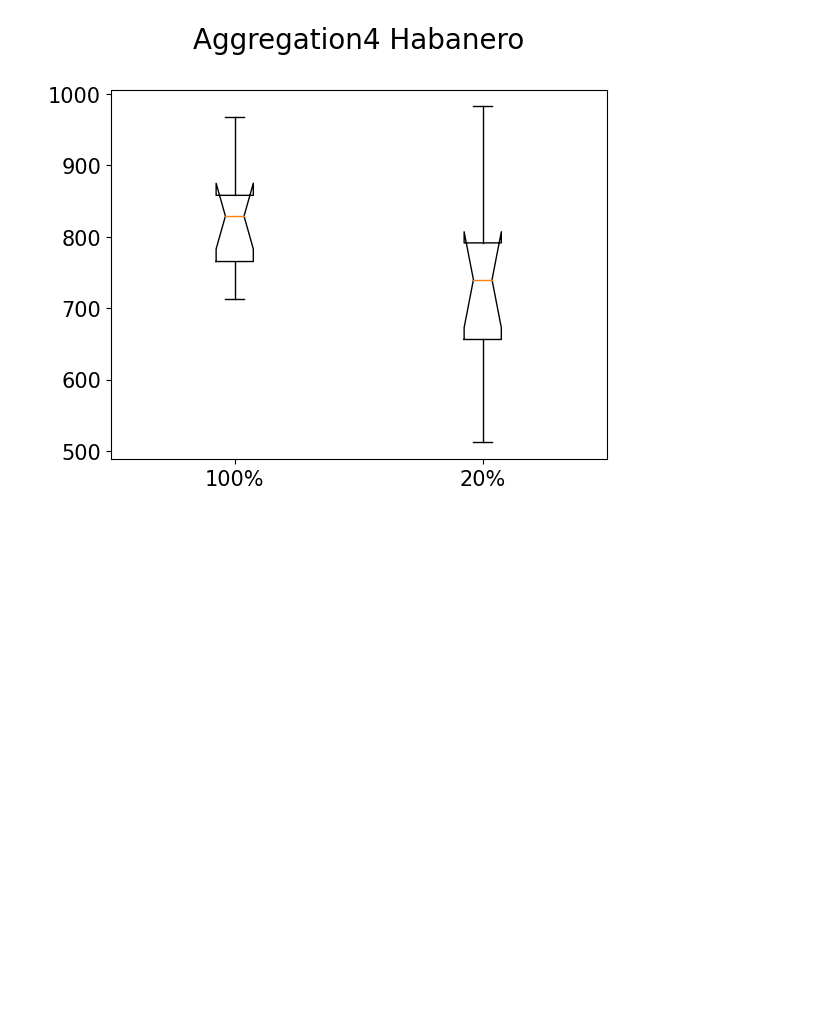
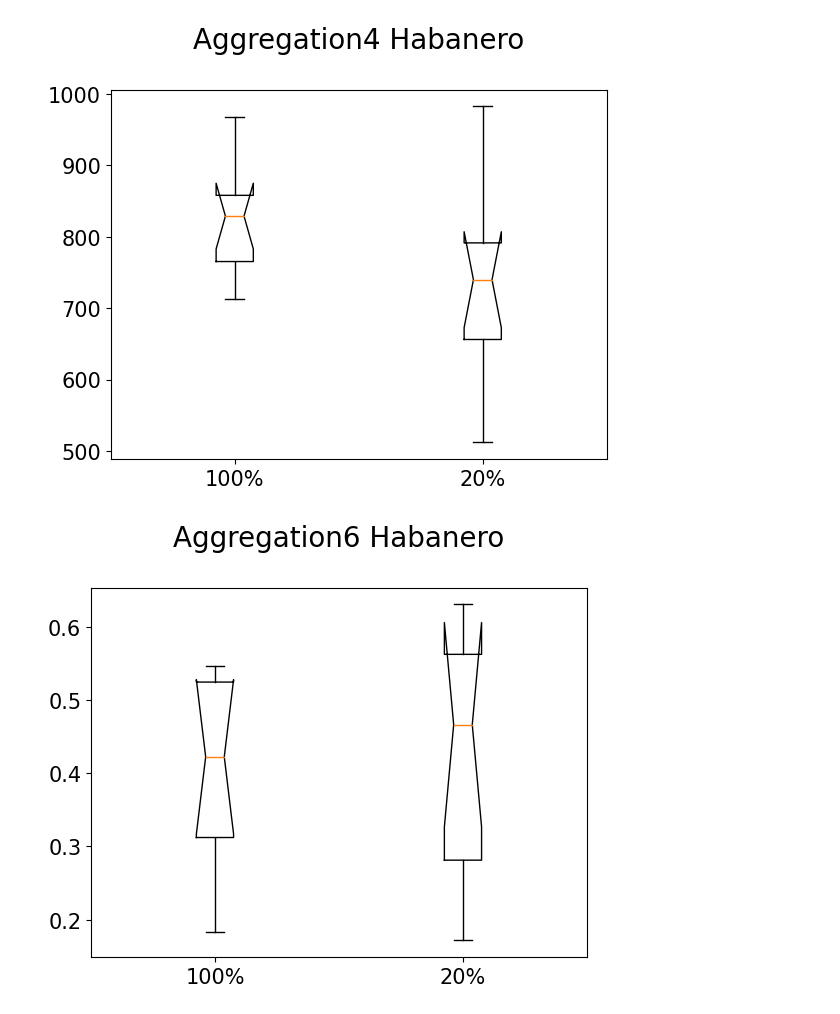
Before and after one commit to juanpabmedina/heterogenity_habanero_loopfunctions, a Jupyter notebook: data/data_analysis.ipynb, the cells around one changed output. Cells and saved outputs as stored; diff of their text form; code cells hidden in the pictures; blank space fills up the shorter version.

```diff
--- a/data/data_analysis.ipynb
+++ b/data/data_analysis.ipynb
@@ -152,3 +127,8 @@ plot_data2([data1,data5], 'Aggregation4 Tutti')
 plot_data2([data1,data5], 'Aggregation4 Habanero')
 # %% [output]
 [figure]
+# %%
+[data1,data5] = obtain_data2(csv_file_path = 'score.csv', mission_name='aggregation6_habanero')
+plot_data2([data1,data5], 'Aggregation6 Habanero')
+# %% [output]
+[figure, added]
```
Also changed, not shown: parts of 11 cells of this notebook, 12 other files.
